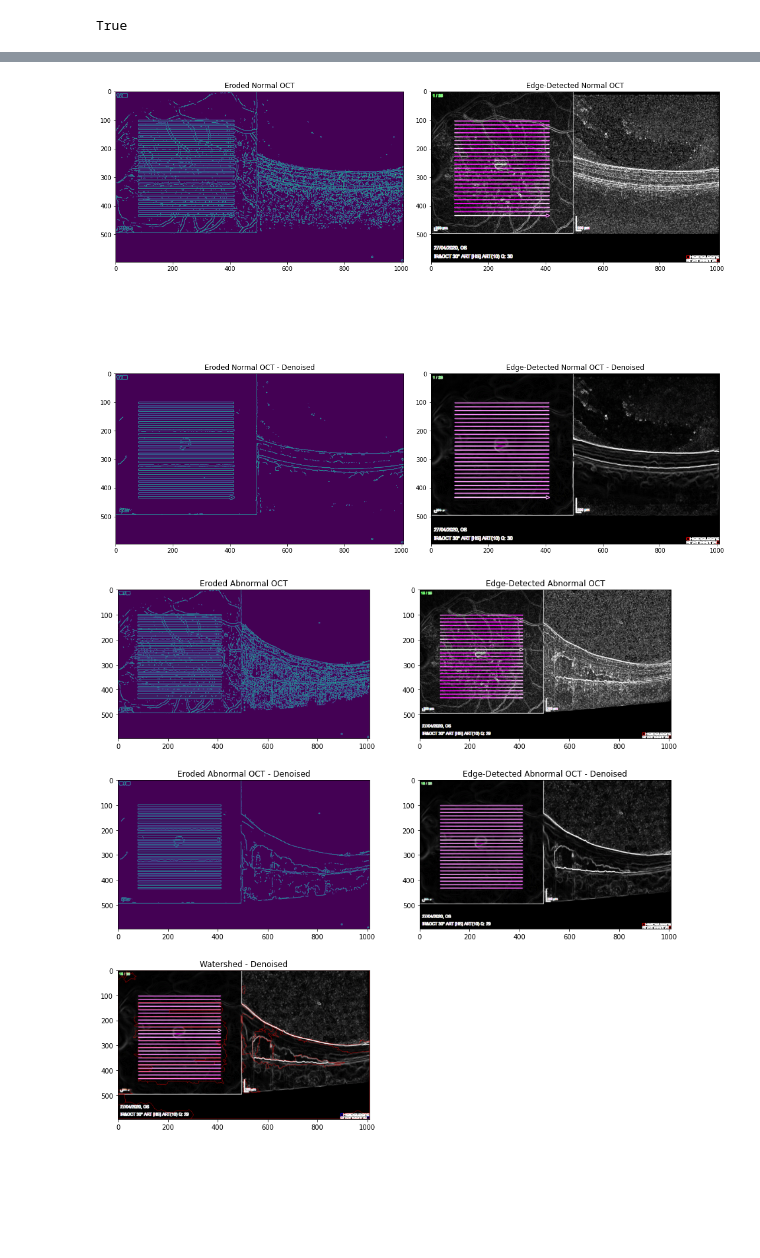
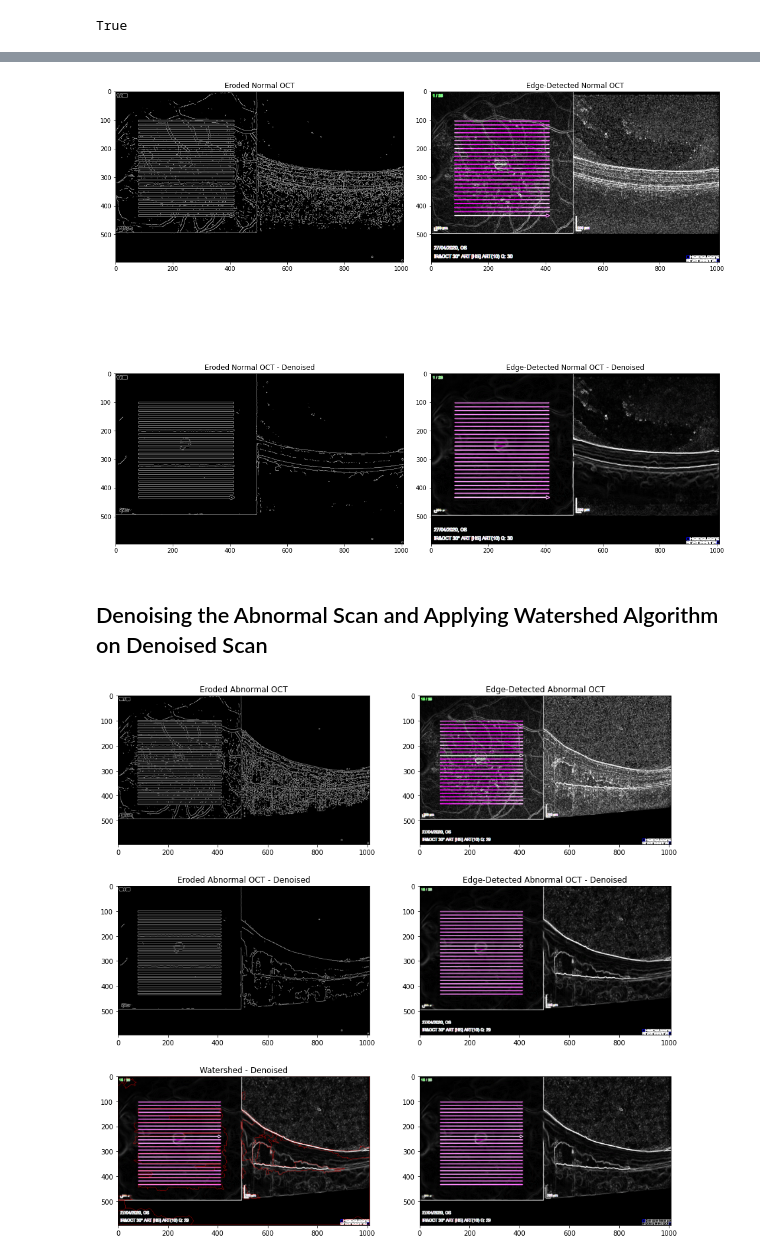
Before and after one commit to musman2012/imaging-research, a Jupyter notebook: OpenCV/WorkingwithOCTImages.ipynb, the cells around one changed output, grey strips where cells are left out. Saved outputs shown, nothing was run; the diff lists cells and outputs as text; code cells hidden in the pictures; blank space fills up the shorter version.

```diff
--- a/OpenCV/WorkingwithOCTImages.ipynb
+++ b/OpenCV/WorkingwithOCTImages.ipynb
@@ -79,0 +99,13 @@ True
+# %%
+def scan_diff(img1, img2):
+  diff = cv.absdiff(img, img2)
+  mask = cv.cvtColor(diff, cv.COLOR_BGR2GRAY)
+
+  th = 1
+  imask =  mask>th
+
+  canvas = np.zeros_like(img2, np.uint8)
+  canvas[imask] = img2[imask]
+  return canvas
+
+  #cv.imwrite("result.png", canvas)
@@ -104,17 +130,18 @@ plt.show()
 # %%
 
 
+
 fig = plt.figure(figsize=(15, 15))
-bin = mpimg.imread('/content/binary.png')
+bin = cv.imread('/content/binary.png')
 ax1 = fig.add_subplot(2, 2, 1)
 plt.imshow(bin)
-mag = mpimg.imread('/content/magnitude.png')
+mag = cv.imread('/content/magnitude.png')
 ax2 = fig.add_subplot(2, 2, 2)
 plt.imshow(mag)
-bin_dn = mpimg.imread('/content/binary_dn.png')
+bin_dn = cv.imread('/content/binary_dn.png')
 ax3 = fig.add_subplot(2, 2, 3)
 plt.imshow(bin_dn)
-mag_dn = mpimg.imread('/content/magnitude_dn.png')
+mag_dn = cv.imread('/content/magnitude_dn.png')
 ax4 = fig.add_subplot(2, 2, 4)
 plt.imshow(mag_dn)
 ax1.title.set_text('Eroded Normal OCT')
@@ -124,7 +151,9 @@ ax4.title.set_text('Edge-Detected Normal OCT - Denoised')
 plt.tight_layout()
 plt.show()
 # %% [output]
-[figure, old version]
+[figure, new version]
+# %% [markdown]
+## Denoising the Abnormal Scan and Applying Watershed Algorithm on Denoised Scan
 # %%
 def apply_waterShed(img):
   gray = cv.cvtColor(img,cv.COLOR_BGR2GRAY)
@@ -164,32 +193,34 @@ def apply_waterShed(img):
 # %%
 import matplotlib.image as mpimg
 
 denoised_img = cv.imread('/content/magnitude_dn_an.png')
 #denoised_img = cv.fastNlMeansDenoisingColored(denoised_img, None, FILTER_INTENSITY,10,7,21)
 watershed_dn = apply_waterShed(denoised_img)
 
 fig = plt.figure(figsize=(15, 15))
-bin_an = mpimg.imread('/content/binary_an.png')
+bin_an = cv.imread('/content/binary_an.png')
 ax5 = fig.add_subplot(3, 2, 1)
 plt.imshow(bin_an)
-mag_an = mpimg.imread('/content/magnitude_an.png')
+mag_an = cv.imread('/content/magnitude_an.png')
 ax6 = fig.add_subplot(3, 2, 2)
 plt.imshow(mag_an)
-bin_dn_an = mpimg.imread('/content/binary_dn_an.png')
+bin_dn_an = cv.imread('/content/binary_dn_an.png')
 ax7 = fig.add_subplot(3, 2, 3)
 plt.imshow(bin_dn_an)
-mag_dn_an = mpimg.imread('/content/magnitude_dn_an.png')
+mag_dn_an = cv.imread('/content/magnitude_dn_an.png')
 ax8 = fig.add_subplot(3, 2, 4)
 plt.imshow(mag_dn_an)
 ax9 = fig.add_subplot(3, 2, 5)
 plt.imshow(watershed_dn)
+ax11 = fig.add_subplot(3, 2, 6)
+plt.imshow(scan_diff(mag_dn, mag_dn_an))
 
 ax5.title.set_text('Eroded Abnormal OCT')
 ax6.title.set_text('Edge-Detected Abnormal OCT')
 ax7.title.set_text('Eroded Abnormal OCT - Denoised')
 ax8.title.set_text('Edge-Detected Abnormal OCT - Denoised')
 ax9.title.set_text('Watershed - Denoised')
 
 plt.show()
 # %% [output]
-[figure, old version]
+[figure, new version]
```
Also changed, not shown: parts of 6 cells of this notebook.
